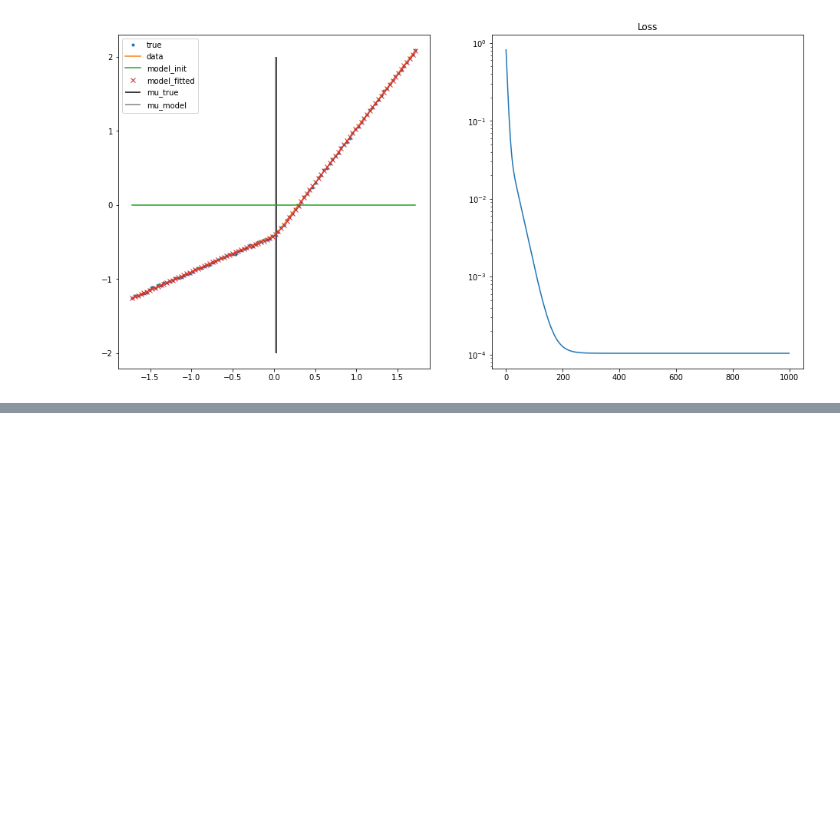
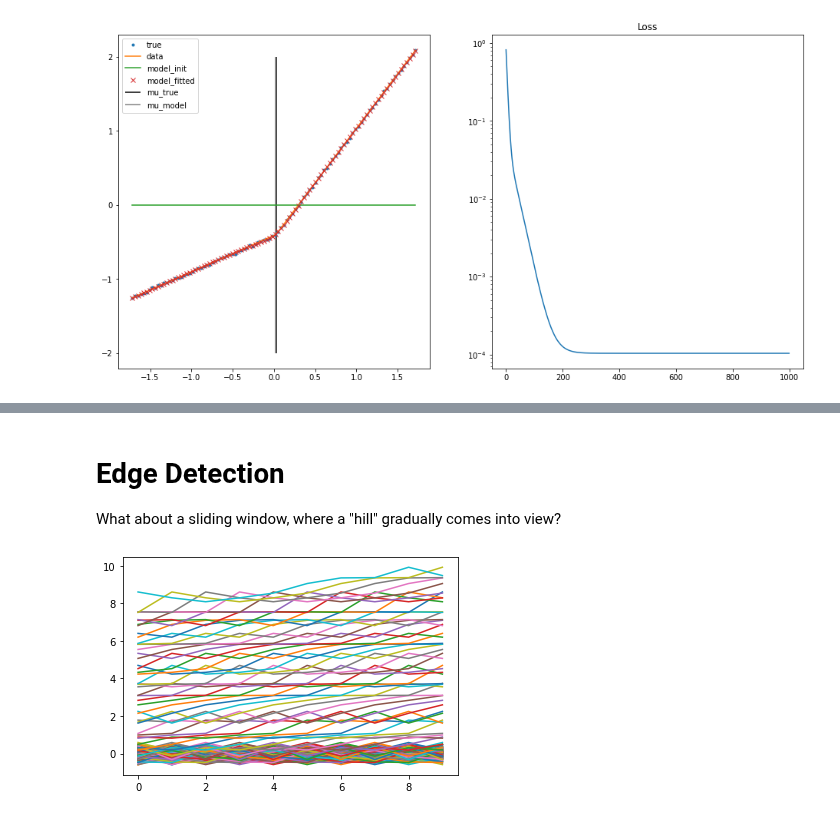
Before and after one commit to jpbm/probabilism, a Jupyter notebook: Statistics - Piecewise Functions, Breakpoints.ipynb, the cells around one changed output, grey strips where cells are left out. Saved outputs shown, nothing was run; the diff lists cells and outputs as text; code cells hidden in the pictures; blank space fills up the shorter version.

Commit message:
breakpoint etc

```diff
--- a/Statistics - Piecewise Functions, Breakpoints.ipynb
+++ b/Statistics - Piecewise Functions, Breakpoints.ipynb
@@ -280,0 +293,51 @@ plt.plot(m_true,(np.array(a_fitted)-a)**2,'.')
+# %% [markdown]
+# Edge Detection
+
+What about a sliding window, where a "hill" gradually comes into view?
+# %%
+x = np.linspace(-50,50,100)
+
+
+# Data, true + approx
+a = 0
+b1 = 0
+b2 = 2
+m = 5
+
+x = np.linspace(-10,10,200)
+y_true = f_true(x,a,b1,b2,m)
+y = y_true  + 0.25*np.random.standard_t(df=100,size=x.shape)
+
+m_fitted = []
+b1_fitted = []
+b2_fitted = []
+a_fitted = []
+
+def get_windows(x,y,size):
+    for i in range(len(x)-size):
+        yield x[i:i+size],y[i:i+size]
+
+windows = get_windows(x,y,size=10)
+
+for x_win,y_win in windows:
+
+    x_win = np.array(list(range(len(y_win))))
+
+    ScalerX = StandardScaler()
+    ScalerY = StandardScaler()
+
+    x_ = ScalerX.fit_transform(x_win.reshape(-1,1))
+    y = ScalerY.fit_transform(y_win.reshape(-1,1))
+    y_true = ScalerY.transform(y_true.reshape(-1,1))
+
+    model = BreakPointRegression()
+    model.fit(x_,y,iters=500)
+
+    m_fitted.append(ScalerX.inverse_transform(np.array(model.mu).reshape(1,-1))[0][0])
+    a_fitted.append(ScalerY.inverse_transform(np.array(model.a).reshape(1,-1))[0][0])
+    b1_fitted.append(model.b1*ScalerY.var_[0]/ScalerX.var_[0])
+    b2_fitted.append(model.b2*ScalerY.var_[0]/ScalerX.var_[0])
+
+    plt.plot(x_win,y_win)
+# %% [output]
+[figure, added]
```
Also changed, not shown: parts of 7 cells of this notebook.
